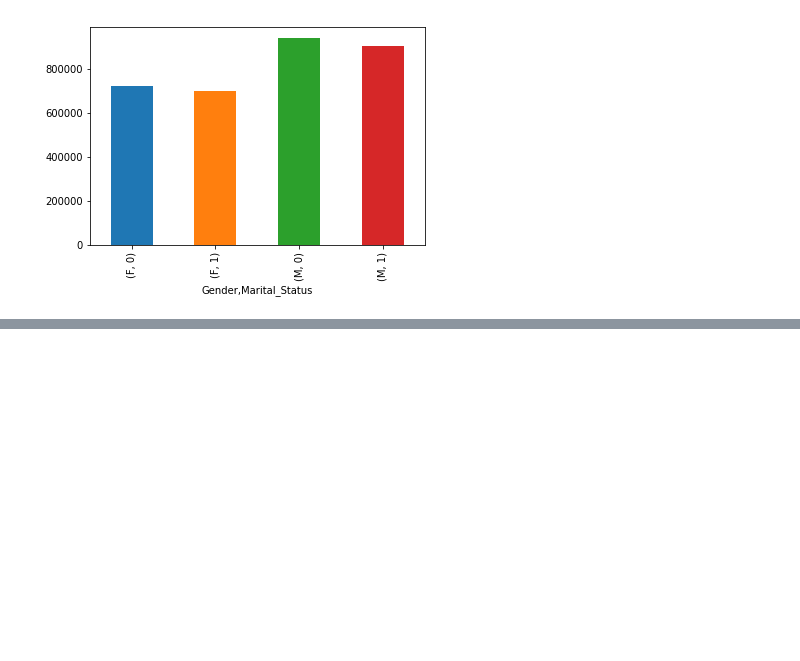
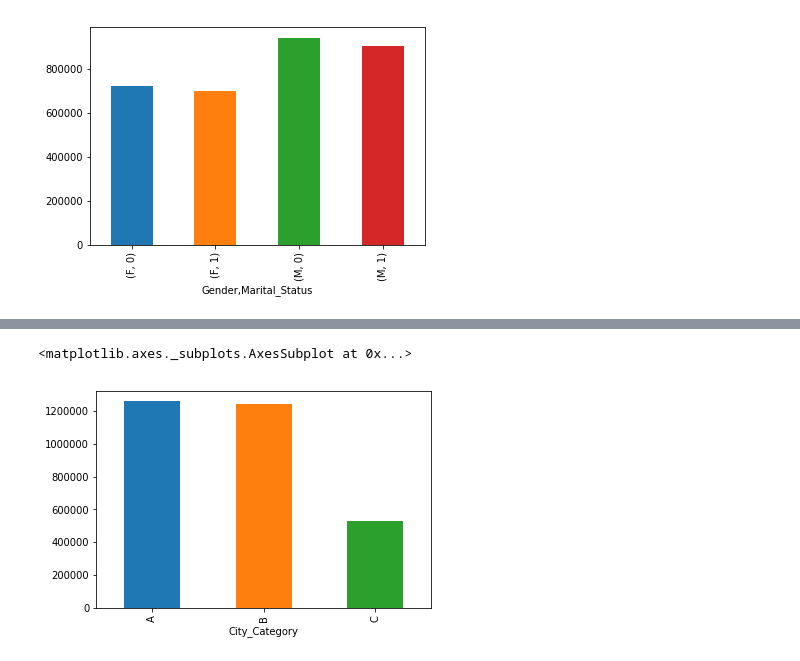
Before and after one commit to suthashok/Analytics_Vidhya, a Jupyter notebook: Competitions/Black_Friday/Black_Friday_Spend_Prediction.ipynb, the cells around one changed output, grey strips where cells are left out. Saved outputs shown, nothing was run; the diff lists cells and outputs as text; code cells hidden in the pictures; blank space fills up the shorter version.

```diff
--- a/Competitions/Black_Friday/Black_Friday_Spend_Prediction.ipynb
+++ b/Competitions/Black_Friday/Black_Friday_Spend_Prediction.ipynb
@@ -140,0 +155,5 @@ df_train_cust.groupby(['Gender','Marital_Status']).mean()['Purchase'].plot.bar()
+# %%
+df_train_cust.groupby(['City_Category']).mean()['Purchase'].plot.bar()
+# %% [output]
+<matplotlib.axes._subplots.AxesSubplot at 0x...>
+[figure, added]
```
Also changed, not shown: parts of 4 cells of this notebook.
